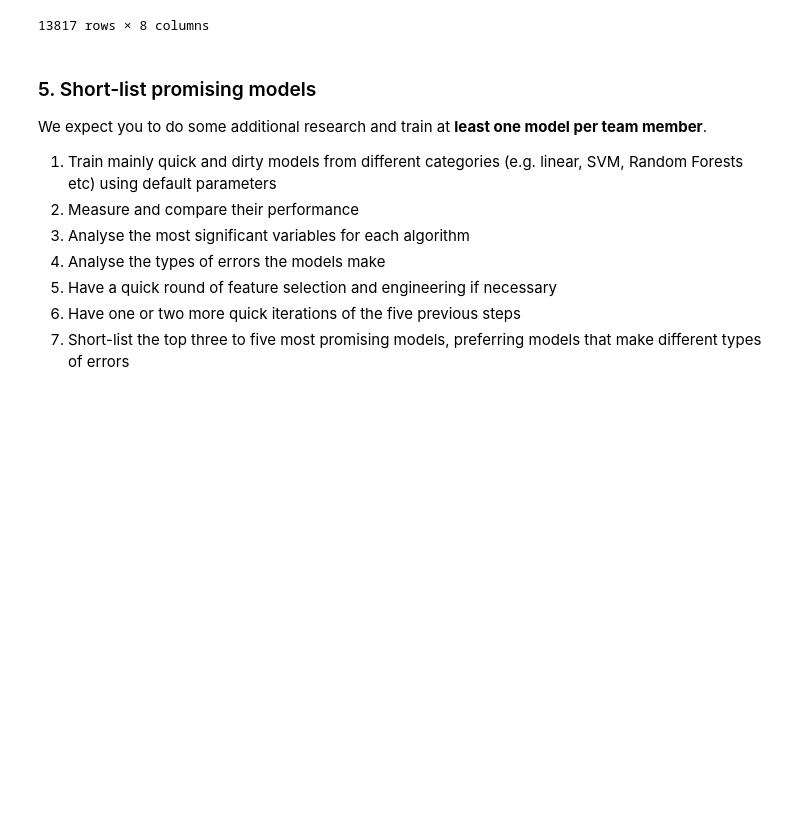
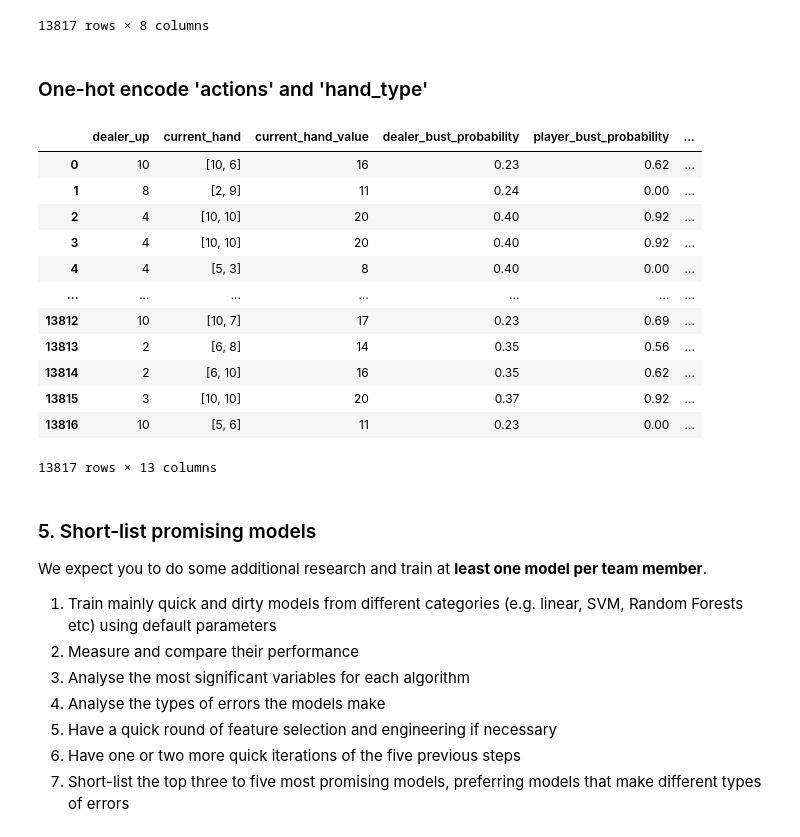
Before and after one commit to FuLLeNN/MLA1-A7, a Jupyter notebook: 7. Final Group Project.ipynb, the cells around one changed output. Saved outputs shown, nothing was run; the diff lists cells and outputs as text; code cells hidden in the pictures; blank space fills up the shorter version.

Commit message:
Add comments, one hot encode and ordinal encode

```diff
--- a/7. Final Group Project.ipynb
+++ b/7. Final Group Project.ipynb
@@ -200,3 +161,15 @@ Notes:
     * Add promising transformations of features (e.g. $\log(x)$, $\sqrt{x}$, $x^2$, etc)
     * Aggregate features into promising new features
 4. Feature scaling: standardise or normalise features
+# %%
+import ast
+
+# Only data we are interested on
+data_filtered = data[["dealer_up", "initial_hand", "player_final", "actions_taken"]]
+
+# Make sure the lists are the correct type (some kind of error throws without this)
+data_filtered.loc[:, 'initial_hand'] = data_filtered['initial_hand'].apply(lambda x: ast.literal_eval(x) if isinstance(x, str) else x)
+data_filtered.loc[:, 'player_final'] = data_filtered['player_final'].apply(lambda x: ast.literal_eval(x) if isinstance(x, str) else x)
+data_filtered.loc[:, 'actions_taken'] = data_filtered['actions_taken'].apply(lambda x: ast.literal_eval(x) if isinstance(x, str) else x)
+
+print(data_filtered.head())
@@ -328,6 +404,49 @@ expanded_data.to_csv("test.csv", index=False)
 | 13815 | 3 | [10, 10] | S | 20 | 0.37 | 0.92 | ... |
 | 13816 | 10 | [5, 6] | D | 11 | 0.23 | 0.00 | ... |
 13817 rows × 8 columns
+# %% [markdown]
+### One-hot encode 'actions' and 'hand_type'
+# %%
+action_mapping = {
+    'H': 'HIT',
+    'S': 'STAND',
+    'D': 'DOUBLE_DOWN',
+    'P': 'SPLIT',
+    'R': 'SURRENDER',
+    'I': 'INSURANCE',
+    'N': 'NO_INSURANCE'
+}
+
+# Map the action codes
+expanded_data['action'] = expanded_data['action'].map(action_mapping)
+
+# One-hot encode 'action'
+one_hot_encoded = pd.get_dummies(expanded_data['action'], prefix='', prefix_sep='')
+one_hot_encoded = one_hot_encoded.astype(int)
+expanded_data = pd.concat([expanded_data, one_hot_encoded], axis=1)
+expanded_data.drop(columns=['action'], inplace=True)
+
+# Ordinal encode 'hand_type'
+hand_type_order = ['Hard', 'Soft', 'Pair', 'BlackJack']
+ordinal_encoder = OrdinalEncoder(categories=[hand_type_order])
+expanded_data['hand_type'] = ordinal_encoder.fit_transform(expanded_data[['hand_type']]).astype(int)
+
+# Display the resulting DataFrame
+expanded_data
+# %% [output]
+|  | dealer_up | current_hand | current_hand_value | dealer_bust_probability | player_bust_probability | ... |
+| 0 | 10 | [10, 6] | 16 | 0.23 | 0.62 | ... |
+| 1 | 8 | [2, 9] | 11 | 0.24 | 0.00 | ... |
+| 2 | 4 | [10, 10] | 20 | 0.40 | 0.92 | ... |
+| 3 | 4 | [10, 10] | 20 | 0.40 | 0.92 | ... |
+| 4 | 4 | [5, 3] | 8 | 0.40 | 0.00 | ... |
+| ... | ... | ... | ... | ... | ... | ... |
+| 13812 | 10 | [10, 7] | 17 | 0.23 | 0.69 | ... |
+| 13813 | 2 | [6, 8] | 14 | 0.35 | 0.56 | ... |
+| 13814 | 2 | [6, 10] | 16 | 0.35 | 0.62 | ... |
+| 13815 | 3 | [10, 10] | 20 | 0.37 | 0.92 | ... |
+| 13816 | 10 | [5, 6] | 11 | 0.23 | 0.00 | ... |
+13817 rows × 13 columns
 # %% [markdown]
 ### 5. Short-list promising models
 We expect you to do some additional research and train at **least one model per team member**.
```
Also changed, not shown: parts of 10 cells of this notebook.
